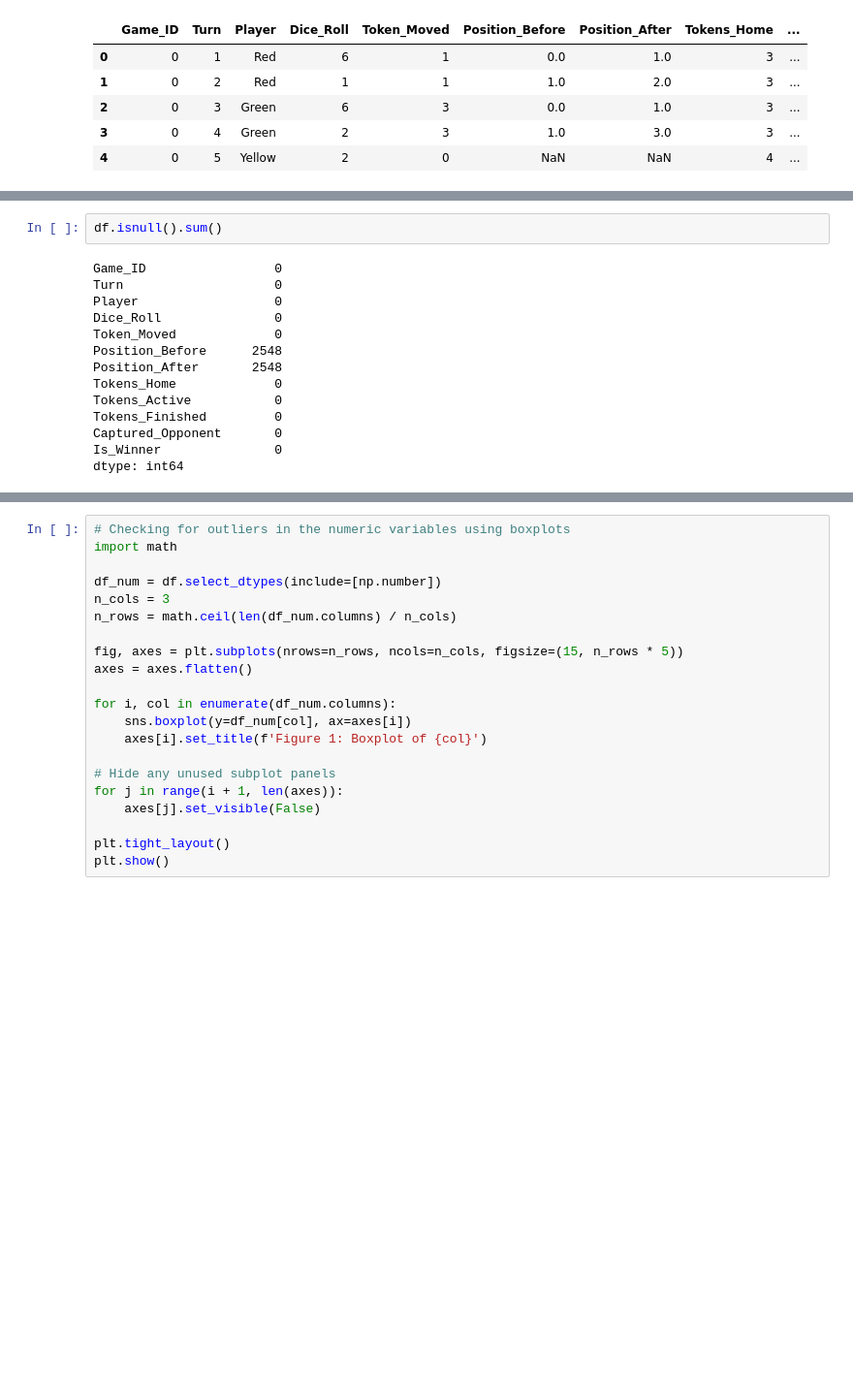
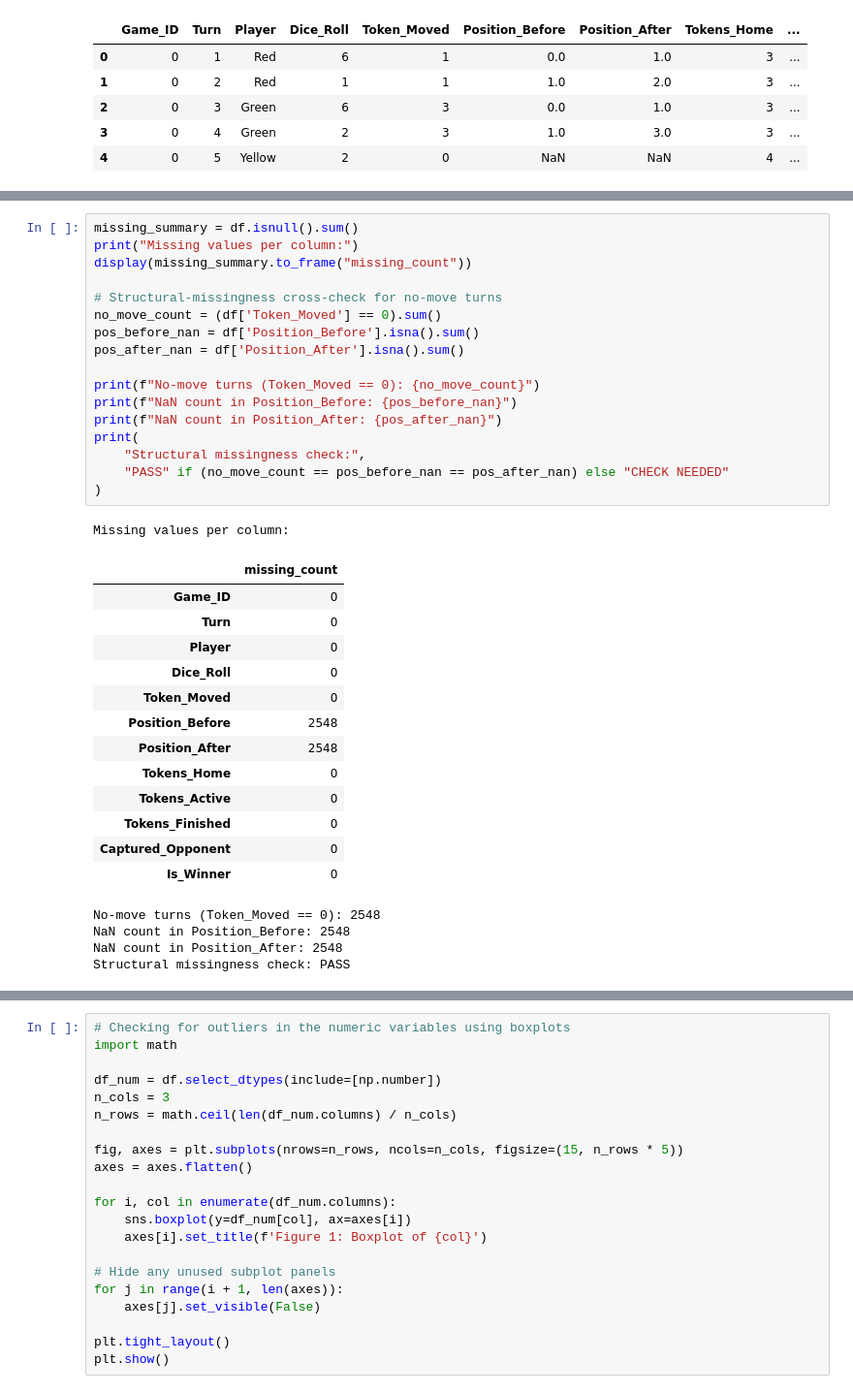
Before and after one commit to chizoalban2003-beep/Ludometrics-AI-Ethics, a Jupyter notebook: jupyter_notebooks/Ludo_EDA.ipynb, the cells around one changed output, grey strips where cells are left out. Shown at 97% size. Drawn from its saved outputs; the diff is of its cells as text; blank space fills up the shorter version.

```diff
--- a/jupyter_notebooks/Ludo_EDA.ipynb
+++ b/jupyter_notebooks/Ludo_EDA.ipynb
@@ -112,17 +180,37 @@ df.describe(include='all')
 # %%
-df.isnull().sum()
+missing_summary = df.isnull().sum()
+print("Missing values per column:")
+display(missing_summary.to_frame("missing_count"))
+
+# Structural-missingness cross-check for no-move turns
+no_move_count = (df['Token_Moved'] == 0).sum()
+pos_before_nan = df['Position_Before'].isna().sum()
+pos_after_nan = df['Position_After'].isna().sum()
+
+print(f"No-move turns (Token_Moved == 0): {no_move_count}")
+print(f"NaN count in Position_Before: {pos_before_nan}")
+print(f"NaN count in Position_After: {pos_after_nan}")
+print(
+    "Structural missingness check:",
+    "PASS" if (no_move_count == pos_before_nan == pos_after_nan) else "CHECK NEEDED"
+)
 # %% [output]
-Game_ID                 0
-Turn                    0
-Player                  0
-Dice_Roll               0
-Token_Moved             0
-Position_Before      2548
-Position_After       2548
-Tokens_Home             0
-Tokens_Active           0
-Tokens_Finished         0
-Captured_Opponent       0
-Is_Winner               0
-dtype: int64
+Missing values per column:
+|  | missing_count |
+| Game_ID | 0 |
+| Turn | 0 |
+| Player | 0 |
+| Dice_Roll | 0 |
+| Token_Moved | 0 |
+| Position_Before | 2548 |
+| Position_After | 2548 |
+| Tokens_Home | 0 |
+| Tokens_Active | 0 |
+| Tokens_Finished | 0 |
+| Captured_Opponent | 0 |
+| Is_Winner | 0 |
+No-move turns (Token_Moved == 0): 2548
+NaN count in Position_Before: 2548
+NaN count in Position_After: 2548
+Structural missingness check: PASS
 # %% [markdown]
```
Also changed, not shown: parts of 20 cells of this notebook.
